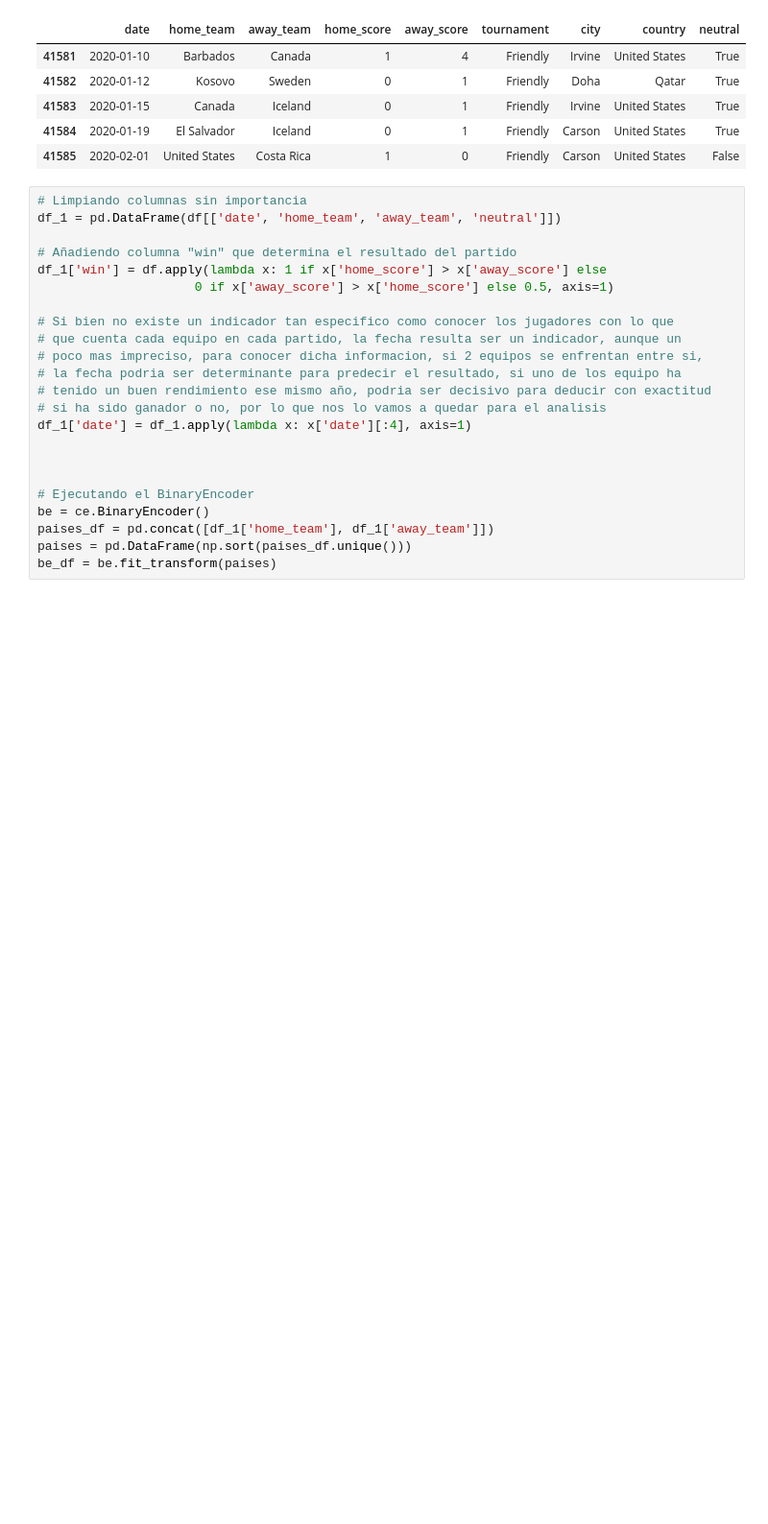
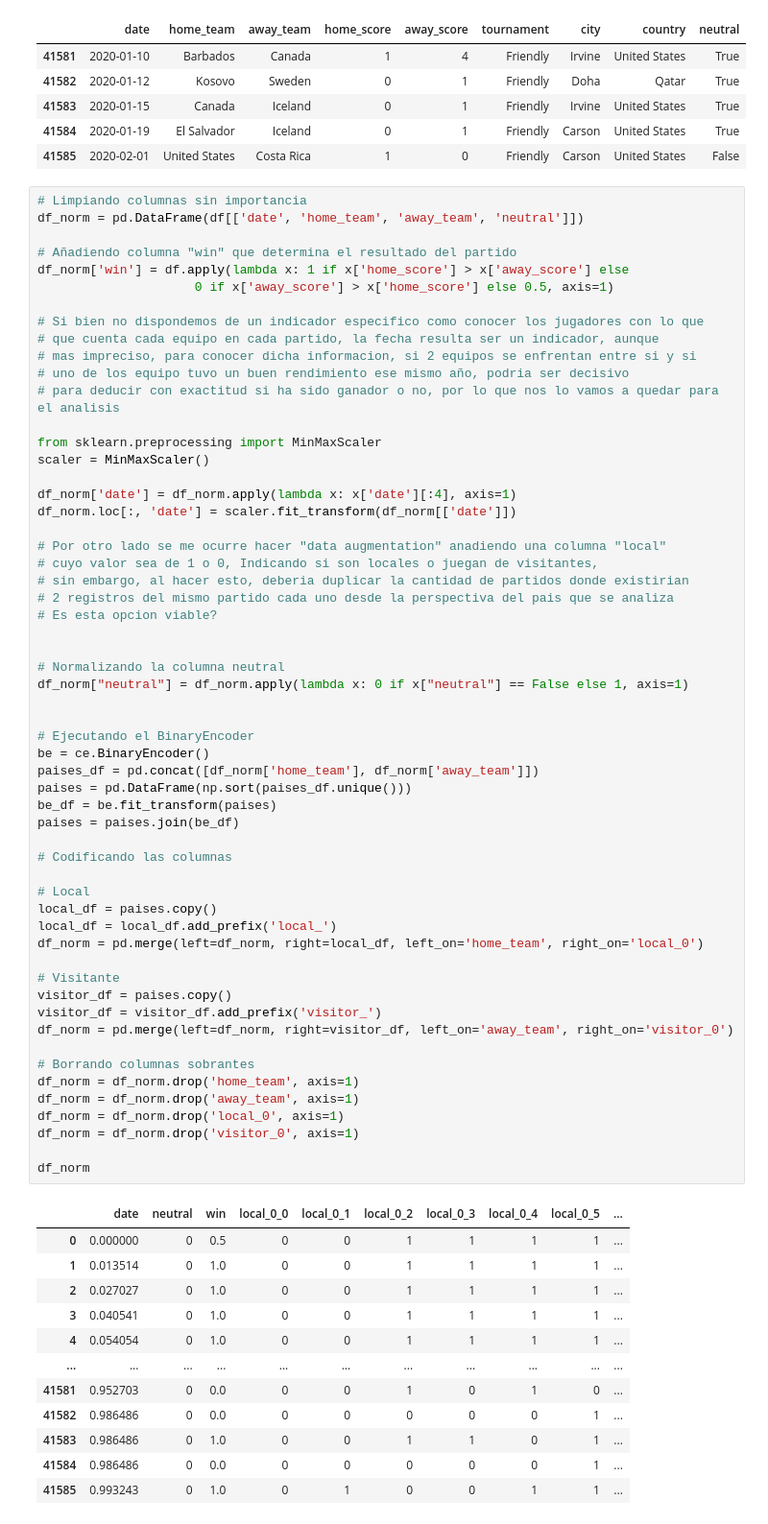
Before and after one commit to Isferix/proyecto_python_analytics, a Jupyter notebook: futbol.ipynb, the cells around one changed output. Shown at 96% size. Cells and saved outputs as stored; diff of their text form; blank space fills up the shorter version.

```diff
--- a/futbol.ipynb
+++ b/futbol.ipynb
@@ -101,24 +80,71 @@ df.tail()
 | 41585 | 2020-02-01 | United States | Costa Rica | 1 | 0 | Friendly | Carson | United States | False |
 # %%
 # Limpiando columnas sin importancia
-df_1 = pd.DataFrame(df[['date', 'home_team', 'away_team', 'neutral']])
+df_norm = pd.DataFrame(df[['date', 'home_team', 'away_team', 'neutral']])
 
 # Añadiendo columna "win" que determina el resultado del partido
-df_1['win'] = df.apply(lambda x: 1 if x['home_score'] > x['away_score'] else
+df_norm['win'] = df.apply(lambda x: 1 if x['home_score'] > x['away_score'] else
                      0 if x['away_score'] > x['home_score'] else 0.5, axis=1)
 
-# Si bien no existe un indicador tan especifico como conocer los jugadores con lo que
-# que cuenta cada equipo en cada partido, la fecha resulta ser un indicador, aunque un
-# poco mas impreciso, para conocer dicha informacion, si 2 equipos se enfrentan entre si,
-# la fecha podria ser determinante para predecir el resultado, si uno de los equipo ha
-# tenido un buen rendimiento ese mismo año, podria ser decisivo para deducir con exactitud
-# si ha sido ganador o no, por lo que nos lo vamos a quedar para el analisis
-df_1['date'] = df_1.apply(lambda x: x['date'][:4], axis=1)
+# Si bien no dispondemos de un indicador especifico como conocer los jugadores con lo que
+# que cuenta cada equipo en cada partido, la fecha resulta ser un indicador, aunque
+# mas impreciso, para conocer dicha informacion, si 2 equipos se enfrentan entre si y si
+# uno de los equipo tuvo un buen rendimiento ese mismo año, podria ser decisivo
+# para deducir con exactitud si ha sido ganador o no, por lo que nos lo vamos a quedar para el analisis
 
+from sklearn.preprocessing import MinMaxScaler
+scaler = MinMaxScaler()
+
+df_norm['date'] = df_norm.apply(lambda x: x['date'][:4], axis=1)
+df_norm.loc[:, 'date'] = scaler.fit_transform(df_norm[['date']])
+
+# Por otro lado se me ocurre hacer "data augmentation" anadiendo una columna "local"
+# cuyo valor sea de 1 o 0, Indicando si son locales o juegan de visitantes,
+# sin embargo, al hacer esto, deberia duplicar la cantidad de partidos donde existirian
+# 2 registros del mismo partido cada uno desde la perspectiva del pais que se analiza
+# Es esta opcion viable?
+
+
+# Normalizando la columna neutral
+df_norm["neutral"] = df_norm.apply(lambda x: 0 if x["neutral"] == False else 1, axis=1)
 
 
 # Ejecutando el BinaryEncoder
 be = ce.BinaryEncoder()
-paises_df = pd.concat([df_1['home_team'], df_1['away_team']])
+paises_df = pd.concat([df_norm['home_team'], df_norm['away_team']])
 paises = pd.DataFrame(np.sort(paises_df.unique()))
 be_df = be.fit_transform(paises)
+paises = paises.join(be_df)
+
+# Codificando las columnas
+
+# Local
+local_df = paises.copy()
+local_df = local_df.add_prefix('local_')
+df_norm = pd.merge(left=df_norm, right=local_df, left_on='home_team', right_on='local_0')
+
+# Visitante
+visitor_df = paises.copy()
+visitor_df = visitor_df.add_prefix('visitor_')
+df_norm = pd.merge(left=df_norm, right=visitor_df, left_on='away_team', right_on='visitor_0')
+
+# Borrando columnas sobrantes
+df_norm = df_norm.drop('home_team', axis=1)
+df_norm = df_norm.drop('away_team', axis=1)
+df_norm = df_norm.drop('local_0', axis=1)
+df_norm = df_norm.drop('visitor_0', axis=1)
+
+df_norm
+# %% [output]
+|  | date | neutral | win | local_0_0 | local_0_1 | local_0_2 | local_0_3 | local_0_4 | local_0_5 | ... |
+| 0 | 0.000000 | 0 | 0.5 | 0 | 0 | 1 | 1 | 1 | 1 | ... |
+| 1 | 0.013514 | 0 | 1.0 | 0 | 0 | 1 | 1 | 1 | 1 | ... |
+| 2 | 0.027027 | 0 | 1.0 | 0 | 0 | 1 | 1 | 1 | 1 | ... |
+| 3 | 0.040541 | 0 | 1.0 | 0 | 0 | 1 | 1 | 1 | 1 | ... |
+| 4 | 0.054054 | 0 | 1.0 | 0 | 0 | 1 | 1 | 1 | 1 | ... |
+| ... | ... | ... | ... | ... | ... | ... | ... | ... | ... | ... |
+| 41581 | 0.952703 | 0 | 0.0 | 0 | 0 | 1 | 0 | 1 | 0 | ... |
+| 41582 | 0.986486 | 0 | 0.0 | 0 | 0 | 0 | 0 | 0 | 1 | ... |
+| 41583 | 0.986486 | 0 | 1.0 | 0 | 0 | 1 | 1 | 0 | 1 | ... |
+| 41584 | 0.986486 | 0 | 0.0 | 0 | 0 | 0 | 0 | 0 | 1 | ... |
+| 41585 | 0.993243 | 0 | 1.0 | 0 | 1 | 0 | 0 | 1 | 1 | ... |
```
Also changed, not shown: parts of 7 cells of this notebook.
